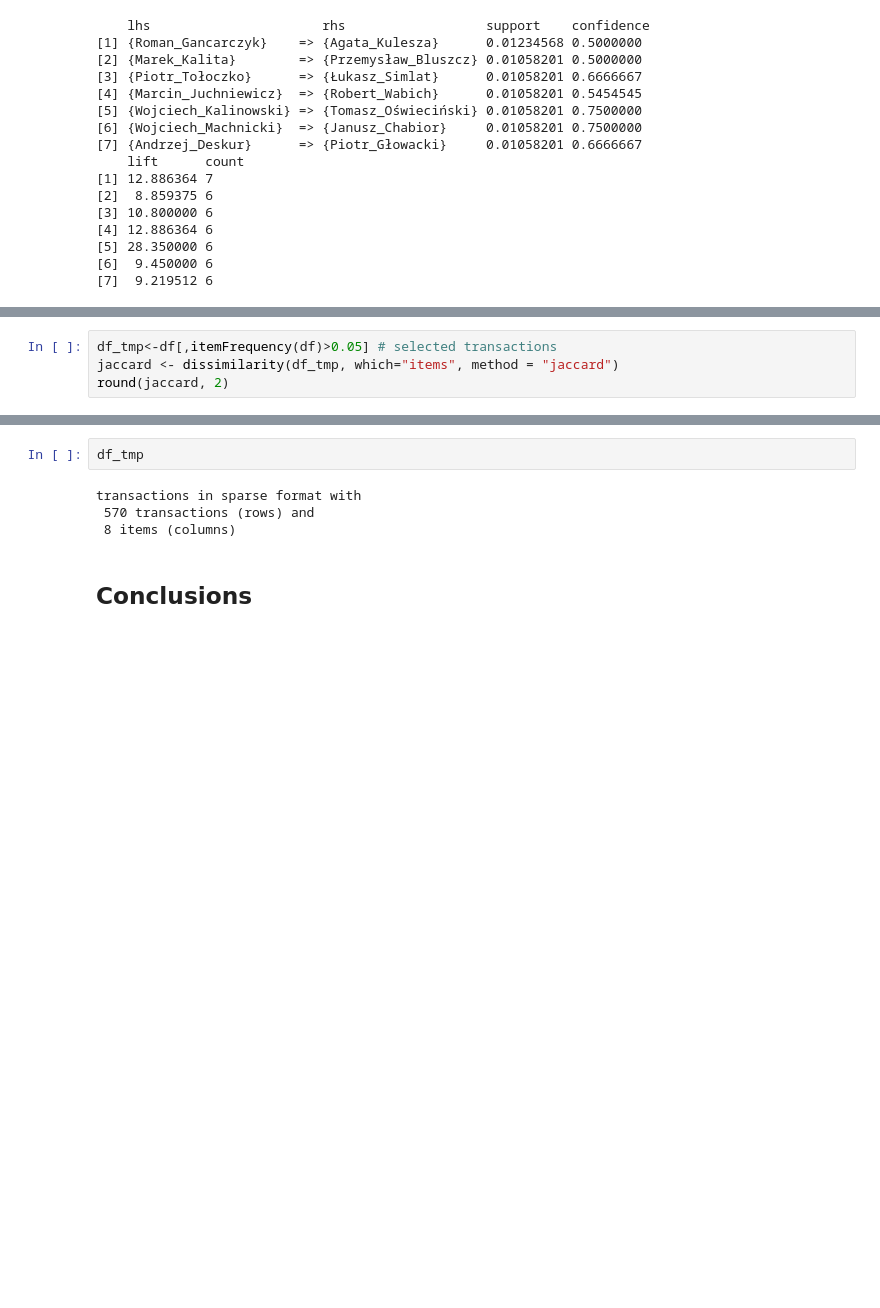
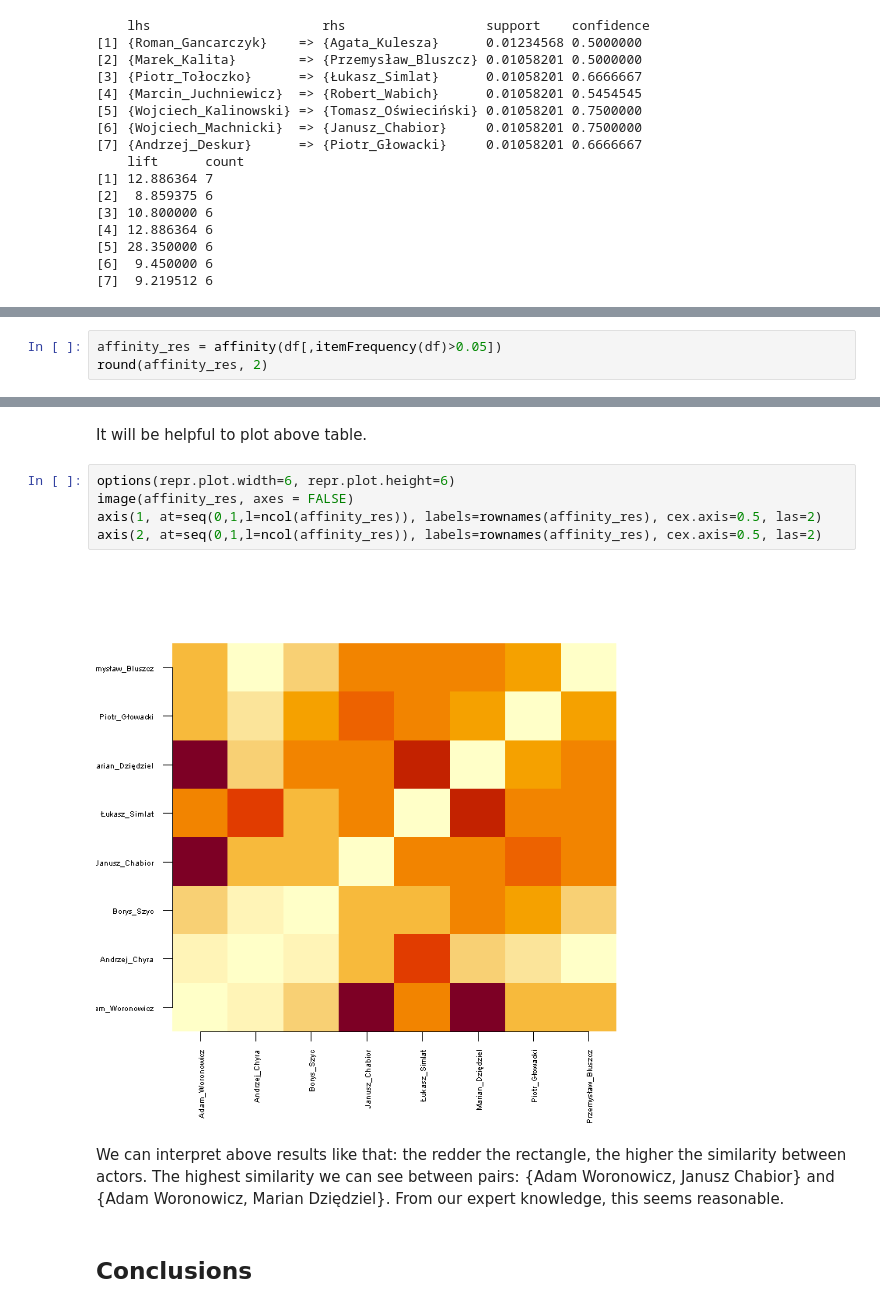
Before and after one commit to michaelwozniak/paper_ul3_wozniak_wrzesinski, a Jupyter notebook: paper_ul3_wozniak_wrzesinski.ipynb, the cells around one changed output, grey strips where cells are left out. Saved outputs shown, nothing was run; the diff lists cells and outputs as text; blank space fills up the shorter version.

```diff
--- a/paper_ul3_wozniak_wrzesinski.ipynb
+++ b/paper_ul3_wozniak_wrzesinski.ipynb
@@ -835,5 +619,4 @@ plot(rules, method="paracoord", control=list(reorder=TRUE))
 # %%
-df_tmp<-df[,itemFrequency(df)>0.05] # selected transactions
-jaccard <- dissimilarity(df_tmp, which="items", method = "jaccard")
-round(jaccard, 2)
+affinity_res = affinity(df[,itemFrequency(df)>0.05])
+round(affinity_res, 2)
 # %% [output]
@@ -856,8 +632,13 @@ Przemysław_Bluszcz          0.94             0.93           0.94
-# %%
-df_tmp
-# %% [output]
-transactions in sparse format with
- 570 transactions (rows) and
- 8 items (columns)
+# %% [markdown]
+It will be helpful to plot above table.
+# %%
+options(repr.plot.width=6, repr.plot.height=6)
+image(affinity_res, axes = FALSE)
+axis(1, at=seq(0,1,l=ncol(affinity_res)), labels=rownames(affinity_res), cex.axis=0.5, las=2)
+axis(2, at=seq(0,1,l=ncol(affinity_res)), labels=rownames(affinity_res), cex.axis=0.5, las=2)
+# %% [output]
+[figure, added]
+# %% [markdown]
+We can interpret above results like that: the redder the rectangle, the higher the similarity between actors. The highest similarity we can see between pairs: {Adam Woronowicz, Janusz Chabior} and {Adam Woronowicz, Marian Dziędziel}. From our expert knowledge, this seems reasonable.
 # %% [markdown]
 ## Conclusions
```
Also changed, not shown: parts of 28 cells of this notebook.
